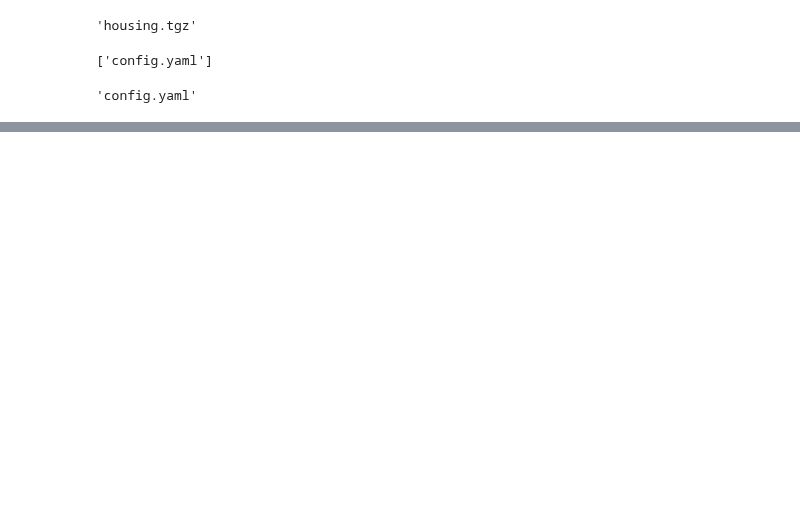
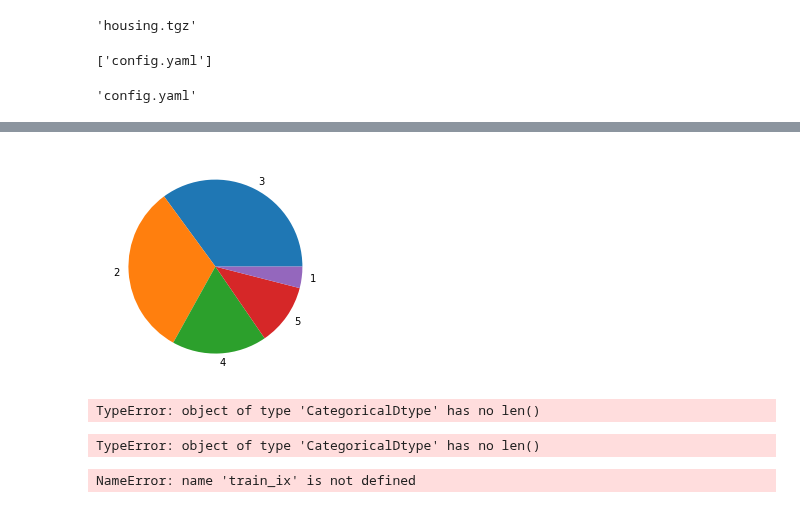
Before and after one commit to hemantkadam1991/First_Machine_Learning_Project, a Jupyter notebook: notebook/example2.ipynb, the cells around one changed output, grey strips where cells are left out. Cells and saved outputs as stored; diff of their text form; code cells hidden in the pictures; blank space fills up the shorter version.

```diff
--- a/notebook/example2.ipynb
+++ b/notebook/example2.ipynb
@@ -18,0 +84,5 @@ os.listdir(file_path)[0]
+# %%
+plt.pie(housing_data_frame.income_cat.value_counts(), labels=housing_data_frame.income_cat.value_counts().index)
+plt.show()
+# %% [output]
+[figure, added]
@@ -18,0 +93,13 @@ os.listdir(file_path)[0]
+# %%
+split.split(housing_data_frame, housing_data_frame["income_cat"])
+# %% [output]
+TypeError: object of type 'CategoricalDtype' has no len()
+# %%
+for train_ix,test_ix in split.split(housing_data_frame, housing_data_frame["income_cat"]):
+    print ( train_ix,test_ix)
+# %% [output]
+TypeError: object of type 'CategoricalDtype' has no len()
+# %%
+train_ix
+# %% [output]
+NameError: name 'train_ix' is not defined
```
Also changed, not shown: parts of 21 cells of this notebook, 4 other files.
